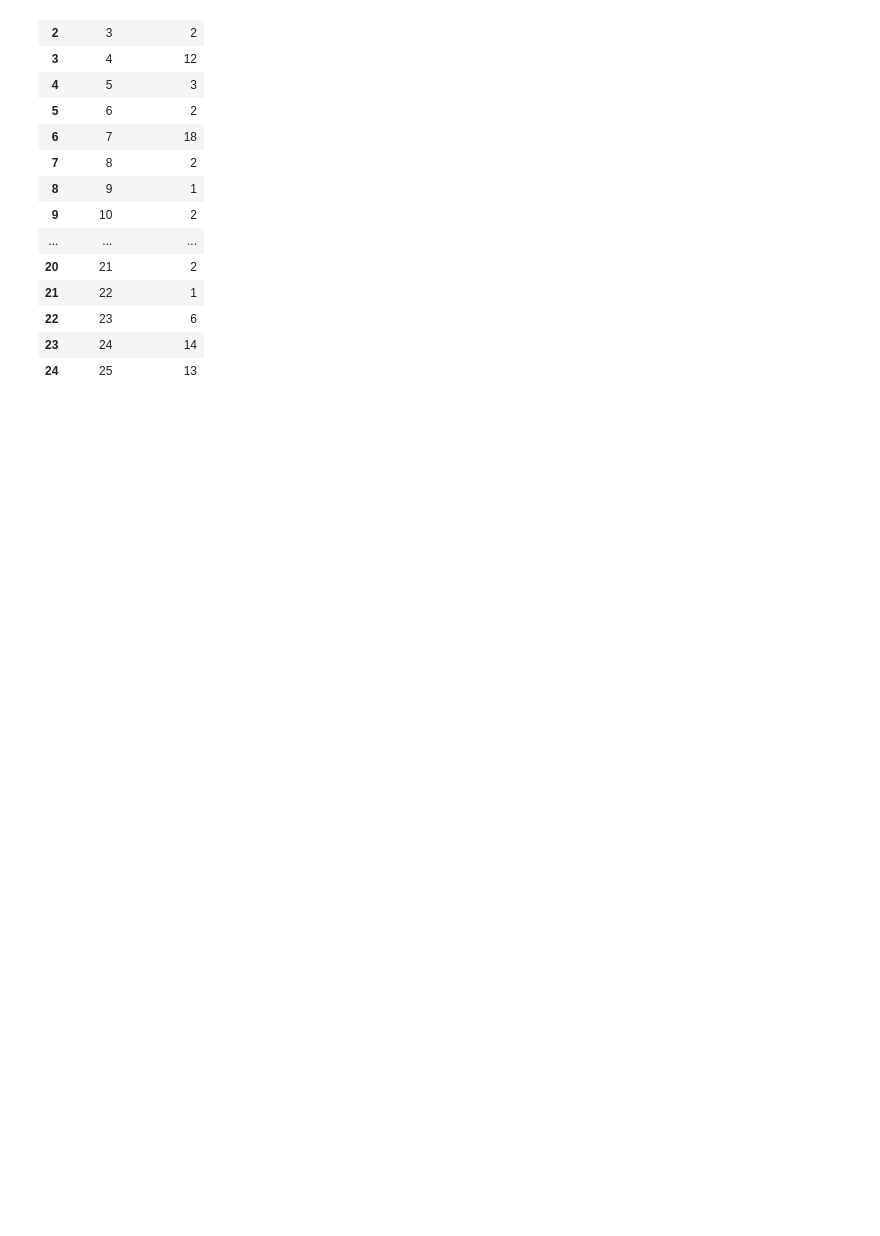
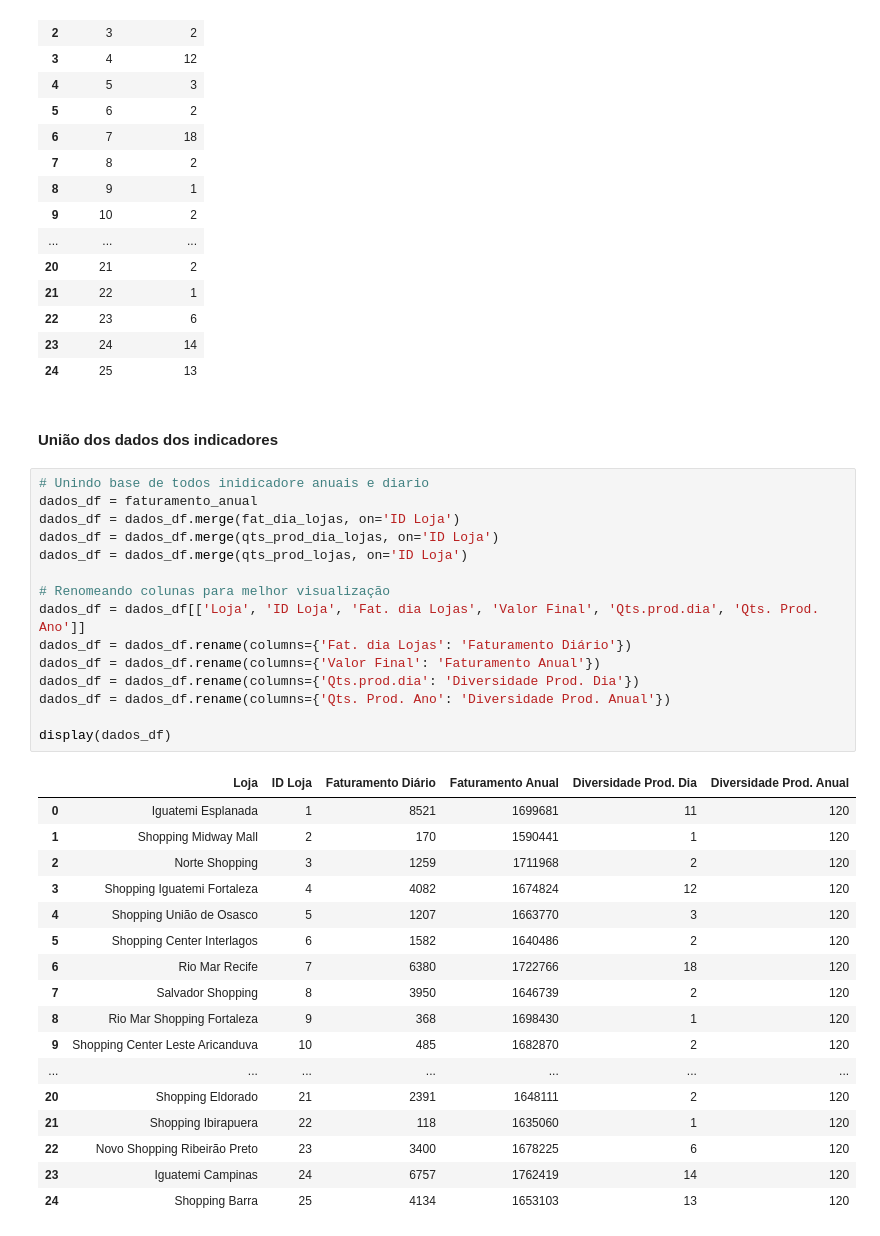
Before and after one commit to romuloptmota/Automacao_de_Processos_Indicadores, a Jupyter notebook: automacao_indicadores.ipynb, the cells around one changed output. Drawn from its saved outputs; the diff is of its cells as text; blank space fills up the shorter version.

Commit message:
União de todas as bases de inicadores analisadas

```diff
--- a/automacao_indicadores.ipynb
+++ b/automacao_indicadores.ipynb
@@ -255,3 +255,38 @@ display(qts_prod_dia_lojas)
 | 22 | 23 | 6 |
 | 23 | 24 | 14 |
 | 24 | 25 | 13 |
+# %% [markdown]
+#### União dos dados dos indicadores
+# %%
+# Unindo base de todos inidicadore anuais e diario
+dados_df = faturamento_anual
+dados_df = dados_df.merge(fat_dia_lojas, on='ID Loja')
+dados_df = dados_df.merge(qts_prod_dia_lojas, on='ID Loja')
+dados_df = dados_df.merge(qts_prod_lojas, on='ID Loja')
+
+# Renomeando colunas para melhor visualização
+dados_df = dados_df[['Loja', 'ID Loja', 'Fat. dia Lojas', 'Valor Final', 'Qts.prod.dia', 'Qts. Prod. Ano']]
+dados_df = dados_df.rename(columns={'Fat. dia Lojas': 'Faturamento Diário'})
+dados_df = dados_df.rename(columns={'Valor Final': 'Faturamento Anual'})
+dados_df = dados_df.rename(columns={'Qts.prod.dia': 'Diversidade Prod. Dia'})
+dados_df = dados_df.rename(columns={'Qts. Prod. Ano': 'Diversidade Prod. Anual'})
+
+display(dados_df)
+# %% [output]
+|  | Loja | ID Loja | Faturamento Diário | Faturamento Anual | Diversidade Prod. Dia | Diversidade Prod. Anual |
+| 0 | Iguatemi Esplanada | 1 | 8521 | 1699681 | 11 | 120 |
+| 1 | Shopping Midway Mall | 2 | 170 | 1590441 | 1 | 120 |
+| 2 | Norte Shopping | 3 | 1259 | 1711968 | 2 | 120 |
+| 3 | Shopping Iguatemi Fortaleza | 4 | 4082 | 1674824 | 12 | 120 |
+| 4 | Shopping União de Osasco | 5 | 1207 | 1663770 | 3 | 120 |
+| 5 | Shopping Center Interlagos | 6 | 1582 | 1640486 | 2 | 120 |
+| 6 | Rio Mar Recife | 7 | 6380 | 1722766 | 18 | 120 |
+| 7 | Salvador Shopping | 8 | 3950 | 1646739 | 2 | 120 |
+| 8 | Rio Mar Shopping Fortaleza | 9 | 368 | 1698430 | 1 | 120 |
+| 9 | Shopping Center Leste Aricanduva | 10 | 485 | 1682870 | 2 | 120 |
+| ... | ... | ... | ... | ... | ... | ... |
+| 20 | Shopping Eldorado | 21 | 2391 | 1648111 | 2 | 120 |
+| 21 | Shopping Ibirapuera | 22 | 118 | 1635060 | 1 | 120 |
+| 22 | Novo Shopping Ribeirão Preto | 23 | 3400 | 1678225 | 6 | 120 |
+| 23 | Iguatemi Campinas | 24 | 6757 | 1762419 | 14 | 120 |
+| 24 | Shopping Barra | 25 | 4134 | 1653103 | 13 | 120 |
```
